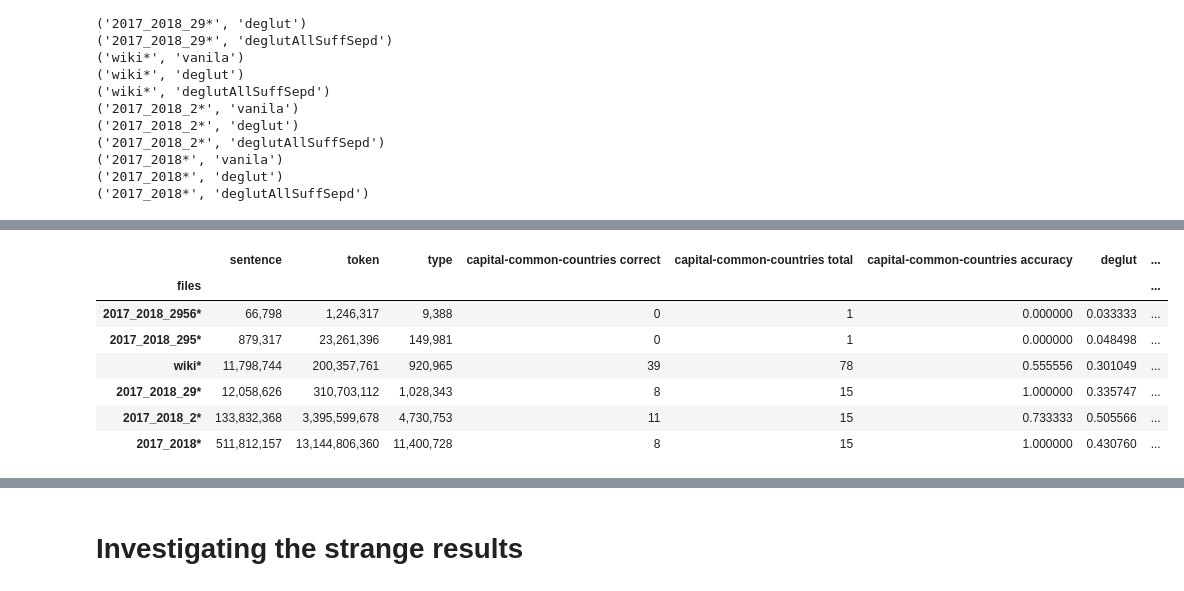
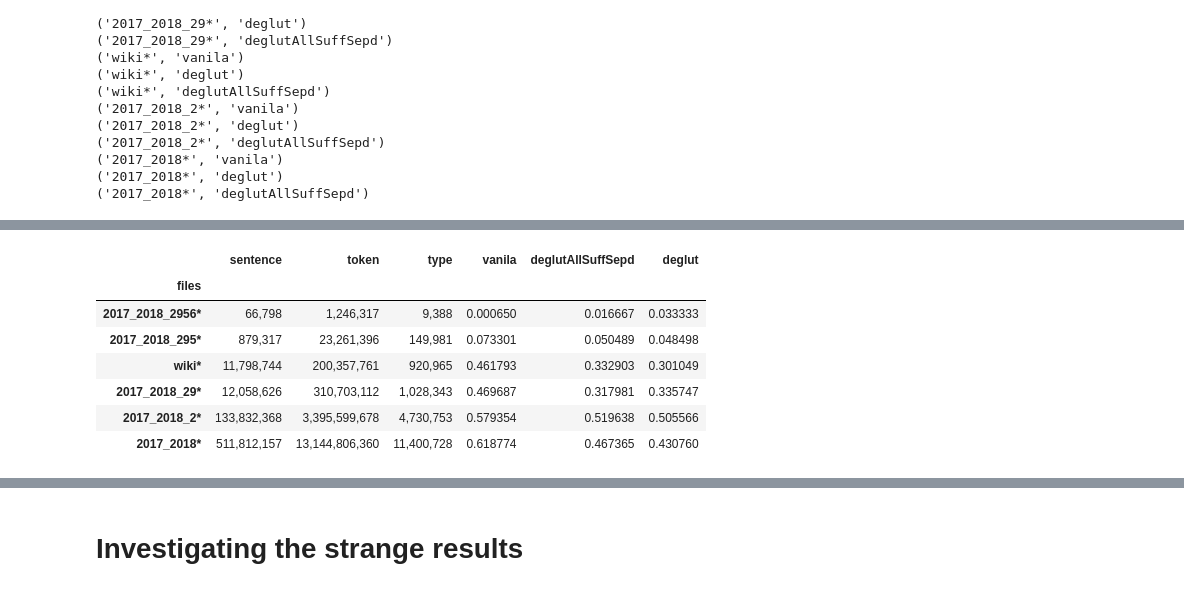
Before and after one commit to makrai/analogy-gluten-free, a Jupyter notebook: gluten-free-analogy.ipynb, the cells around one changed output, grey strips where cells are left out. Cells and saved outputs as stored; diff of their text form; code cells hidden in the pictures.

```diff
--- a/gluten-free-analogy.ipynb
+++ b/gluten-free-analogy.ipynb
@@ -58,7 +59,7 @@ def get_accuracy_by_size():
     for file_pattern in file_patterns:
         for deglutinate_ in ['vanila', 'deglut', 'deglutAllSuffSepd']:
             try:
-                model = KeyedVectors.load(f'{embed_dir}/sgns-300-{file_pattern}-{deglutinate_}.gensim')
+                model = KeyedVectors.load(f'{embed_dir}/sgns-300-{file_pattern}-{deglutinate_}.gensim', mmap='r')
             except FileNotFoundError:
                 continue
             record = {
@@ -68,8 +69,9 @@ def get_accuracy_by_size():
                 'token': model.corpus_total_words,
                 'type': len(model.wv.key_to_index)}
             df = get_analogy_scores(model.wv, questions)
-            record['capital-common-countries correct'] = df.loc['capital-common-countries', 'correct']
-            record['capital-common-countries total'] = df.loc['capital-common-countries', 'total']
+            for relation in ['common-countries', 'world']:
+                record[f'capital-{relation} correct'] = df.loc[f'capital-{relation}', 'correct']
+                record[f'capital-{relation} total'] = df.loc[f'capital-{relation}', 'total']
             df.drop(index=['capital-world', 'capital-common-countries'], inplace=True)
             record['accuracy'] = df.accuracy.mean()
             print((record['files'], record['deglut']))
@@ -98,4 +100,5 @@ df_ = pd.DataFrame(records)
 ('2017_2018*', 'deglut')
 ('2017_2018*', 'deglutAllSuffSepd')
 # %%
-df_['capital-common-countries accuracy'] = df_['capital-common-countries correct']/df_['capital-common-countries total']
+for relation in ['common-countries', 'world']:
+    df_[f'capital-{relation} accuracy'] = df_[f'capital-{relation} correct'] / df_[f'capital-{relation} total']
@@ -102,7 +108,7 @@ df_['capital-common-countries accuracy'] = df_['capital-common-countries correct
+# %%
+for relation in ['common-countries', 'world']:
+    df = df.join(pd.pivot_table(df_, values=f'capital-{relation} accuracy', index='files', columns='deglut'),
+                 rsuffix=f'_capital-{relation}')
+    df.drop(columns=[f'capital-{relation} correct', f'capital-{relation} total'])
 # %%
-df = df_.drop(columns=['deglut', 'accuracy']).groupby('files').max()
-df = df.join(pd.pivot_table(df_, values='accuracy', index='files', columns='deglut'), rsuffix='_')
-df = df.join(pd.pivot_table(df_, values='capital-common-countries accuracy', index='files', columns='deglut'),
-             rsuffix='_capital-common-countries')
-df.drop(columns=['capital-common-countries correct', 'capital-common-countries total'])
 df.sort_values('sentence', inplace=True)
@@ -110,13 +127,16 @@ df.sort_values('sentence', inplace=True)
 def thousand(int_):
     return f'{int_:,}'
 # %%
-df.apply({col: thousand if col in ['sentence', 'token', 'type'] else lambda x: x for col in df.columns})
+df_formed = df.apply({col: thousand if col in ['sentence', 'token', 'type'] else lambda x: x
+                             for col in df.columns})
+#print(df_formed[['sentence', 'token', 'type', 'vanila', 'deglutAllSuffSepd', 'deglut']].style.to_latex())
+df_formed[['sentence', 'token', 'type', 'vanila', 'deglutAllSuffSepd', 'deglut']]
 # %% [output]
-|  | sentence | token | type | capital-common-countries correct | capital-common-countries total | capital-common-countries accuracy | deglut | ... |
-| files |  |  |  |  |  |  |  | ... |
-| 2017_2018_2956* | 66,798 | 1,246,317 | 9,388 | 0 | 1 | 0.000000 | 0.033333 | ... |
-| 2017_2018_295* | 879,317 | 23,261,396 | 149,981 | 0 | 1 | 0.000000 | 0.048498 | ... |
-| wiki* | 11,798,744 | 200,357,761 | 920,965 | 39 | 78 | 0.555556 | 0.301049 | ... |
-| 2017_2018_29* | 12,058,626 | 310,703,112 | 1,028,343 | 8 | 15 | 1.000000 | 0.335747 | ... |
-| 2017_2018_2* | 133,832,368 | 3,395,599,678 | 4,730,753 | 11 | 15 | 0.733333 | 0.505566 | ... |
-| 2017_2018* | 511,812,157 | 13,144,806,360 | 11,400,728 | 8 | 15 | 1.000000 | 0.430760 | ... |
+|  | sentence | token | type | vanila | deglutAllSuffSepd | deglut |
+| files |  |  |  |  |  |  |
+| 2017_2018_2956* | 66,798 | 1,246,317 | 9,388 | 0.000650 | 0.016667 | 0.033333 |
+| 2017_2018_295* | 879,317 | 23,261,396 | 149,981 | 0.073301 | 0.050489 | 0.048498 |
+| wiki* | 11,798,744 | 200,357,761 | 920,965 | 0.461793 | 0.332903 | 0.301049 |
+| 2017_2018_29* | 12,058,626 | 310,703,112 | 1,028,343 | 0.469687 | 0.317981 | 0.335747 |
+| 2017_2018_2* | 133,832,368 | 3,395,599,678 | 4,730,753 | 0.579354 | 0.519638 | 0.505566 |
+| 2017_2018* | 511,812,157 | 13,144,806,360 | 11,400,728 | 0.618774 | 0.467365 | 0.430760 |
```
Also changed, not shown: parts of 28 cells of this notebook.
